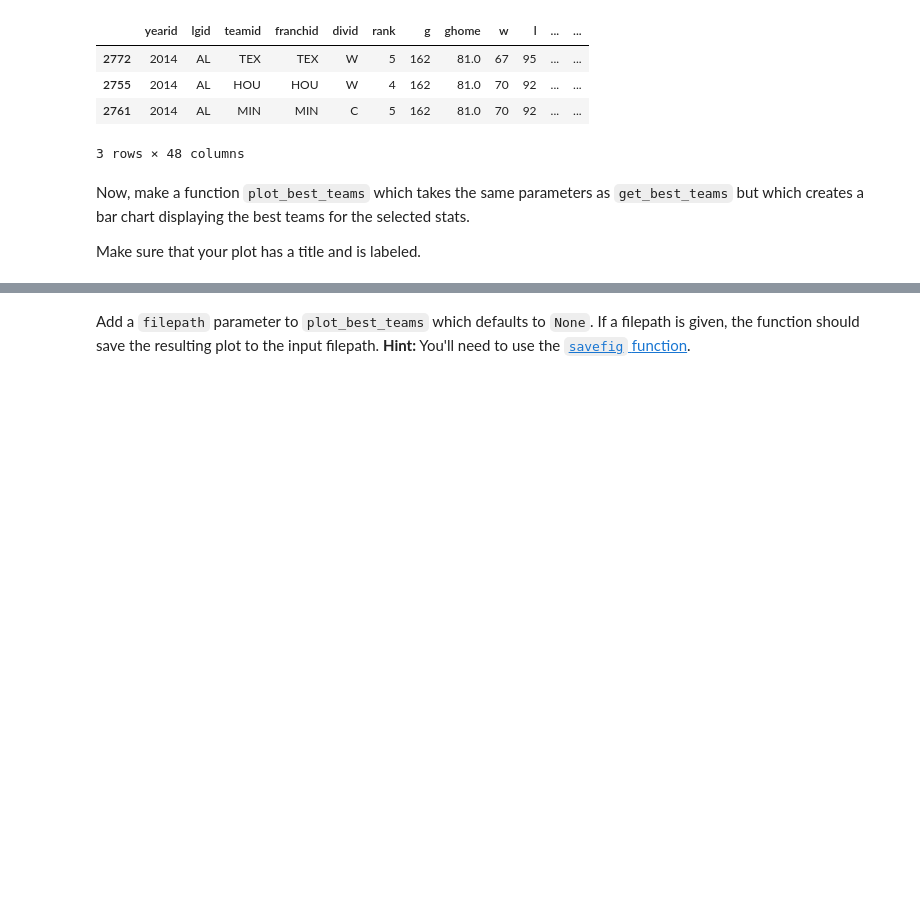
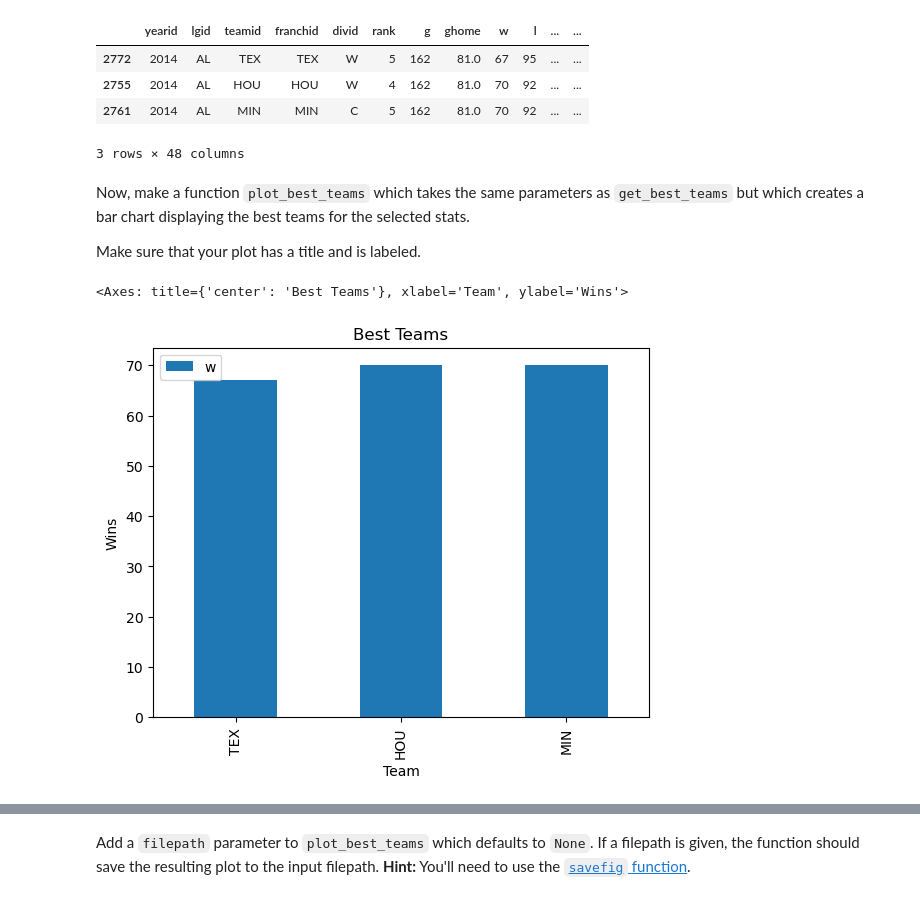
Before and after one commit to NSS-Data-Analytics-Cohort-11/loops-functions-practice-rneyin, a Jupyter notebook: notebooks/Loops_and_Functions_Practice.ipynb, the cells around one changed output, grey strips where cells are left out. Drawn from its saved outputs; the diff is of its cells as text; code cells hidden in the pictures; blank space fills up the shorter version.

```diff
--- a/notebooks/Loops_and_Functions_Practice.ipynb
+++ b/notebooks/Loops_and_Functions_Practice.ipynb
@@ -414,5 +529,11 @@ Make sure that your plot has a title and is labeled.
 # %%
 # Your Code Here
 def plot_best_teams(year, n=5,stat= 'w', league='both'):
-    teams[(teams['yearid']==year) & (teams['lgid']==league)].nsmallest(n,stat,'all')
-    return
+    ab = teams[(teams['yearid']==year) & (teams['lgid']==league)].nsmallest(n,stat,'all')
+    return ab.plot( x='teamid', y='w', kind = 'bar', title ='Best Teams',xlabel= 'Team', ylabel= 'Wins')
+# %%
+plot_best_teams(year=2014, n=3, league="AL")
+#plt.bar('teamid', 'w')
+# %% [output]
+<Axes: title={'center': 'Best Teams'}, xlabel='Team', ylabel='Wins'>
+[figure, added]
```
Also changed, not shown: parts of 29 cells of this notebook, 1 other file.
